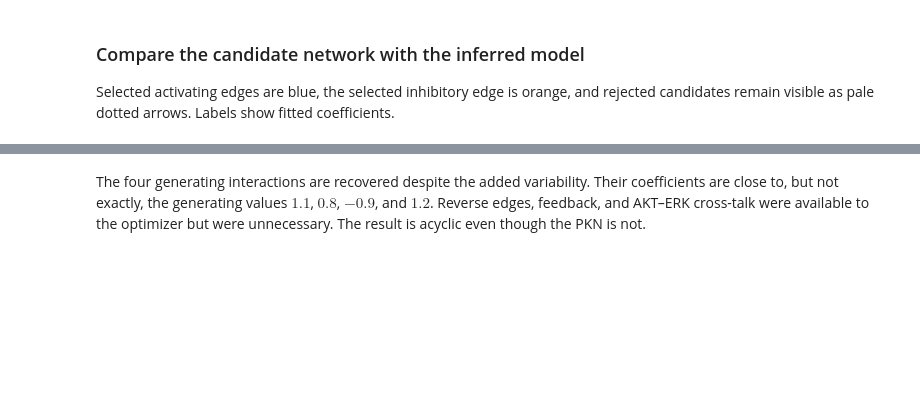
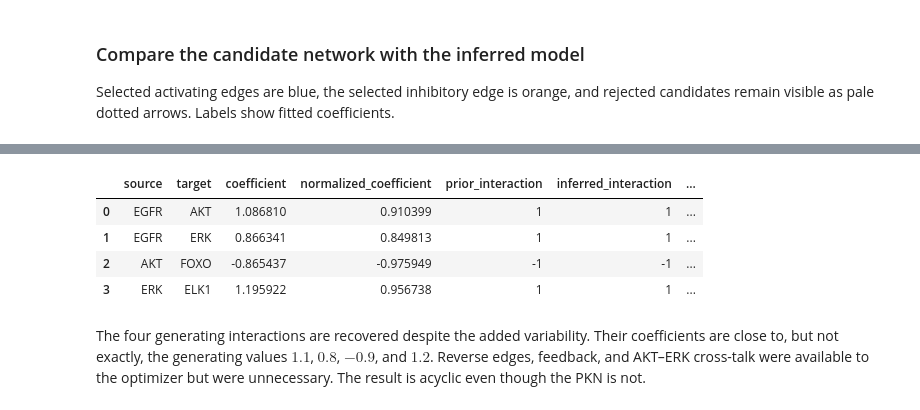
Before and after one commit to saezlab/corneto, a Jupyter notebook: docs/guide/signaling/linear-dag-discovery.ipynb, the cells around one changed output, grey strips where cells are left out. Saved outputs shown, nothing was run; the diff lists cells and outputs as text; code cells hidden in the pictures; blank space fills up the shorter version.

```diff
--- a/docs/guide/signaling/linear-dag-discovery.ipynb
+++ b/docs/guide/signaling/linear-dag-discovery.ipynb
@@ -133,6 +180,8 @@ method = LinearDAGDiscovery(
     fit_intercept=False,
     max_parents=2,
     enforce_signs=True,
+    coefficient_support="exact",
+    min_abs_coefficient=0.25,
 )
 problem = method.build(pkn, data)
 result = problem.solve(solver="SCIPY")
@@ -181,3 +268,26 @@ pkn.plot(custom_edge_attr=edge_styles, graph_attr={"rankdir": "LR"})
+# %%
+solution_graph = method.get_solution_graph()
+solution_rows = []
+for edge_index, (source_set, target_set) in enumerate(solution_graph.E):
+    attributes = solution_graph.get_attr_edge(edge_index)
+    solution_rows.append(
+        {
+            "source": next(iter(source_set)),
+            "target": next(iter(target_set)),
+            "coefficient": attributes["coefficient"],
+            "normalized_coefficient": attributes["normalized_coefficient"],
+            "prior_interaction": attributes.get("prior_interaction"),
+            "inferred_interaction": attributes["inferred_interaction"],
+            "connector": attributes["connector"],
+        }
+    )
+pd.DataFrame(solution_rows)
+# %% [output]
+|  | source | target | coefficient | normalized_coefficient | prior_interaction | inferred_interaction | ... |
+| 0 | EGFR | AKT | 1.086810 | 0.910399 | 1 | 1 | ... |
+| 1 | EGFR | ERK | 0.866341 | 0.849813 | 1 | 1 | ... |
+| 2 | AKT | FOXO | -0.865437 | -0.975949 | -1 | -1 | ... |
+| 3 | ERK | ELK1 | 1.195922 | 0.956738 | 1 | 1 | ... |
 # %% [markdown]
 The four generating interactions are recovered despite the added variability. Their coefficients are close to, but not exactly, the generating values $1.1$, $0.8$, $-0.9$, and $1.2$. Reverse edges, feedback, and AKT–ERK cross-talk were available to the optimizer but were unnecessary. The result is acyclic even though the PKN is not.
 # %% [markdown]
```
Also changed, not shown: parts of 19 cells of this notebook.
